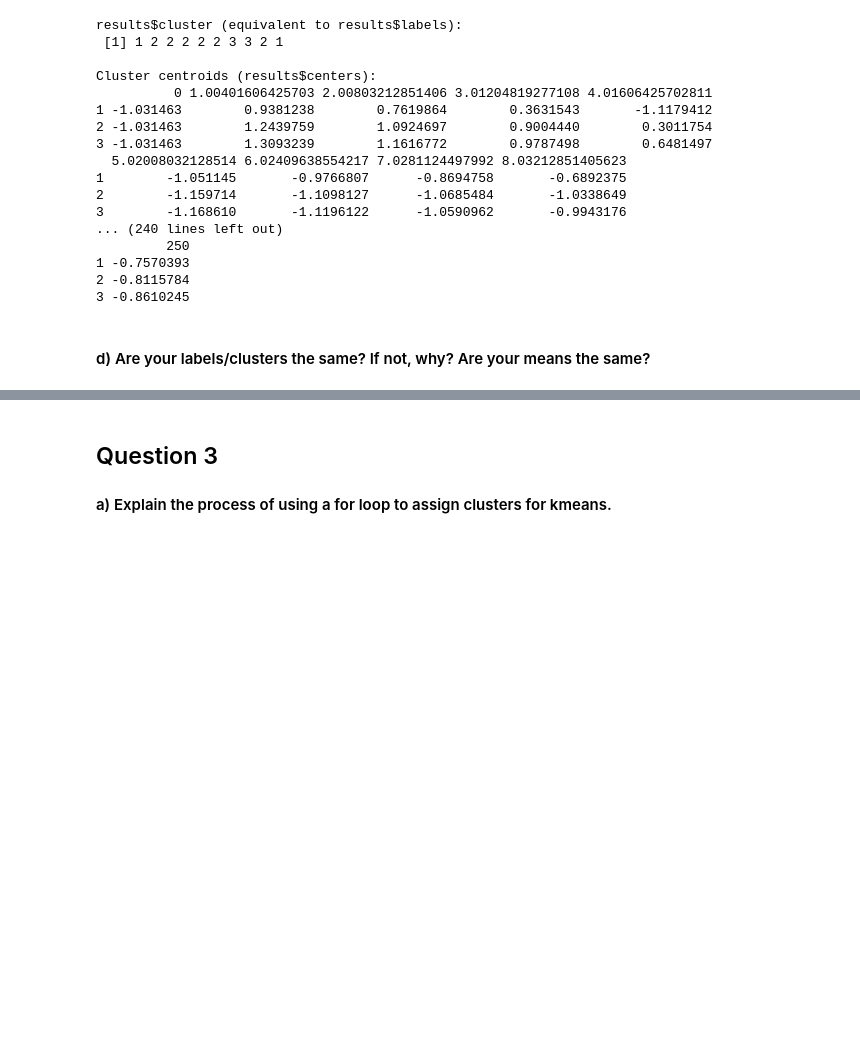
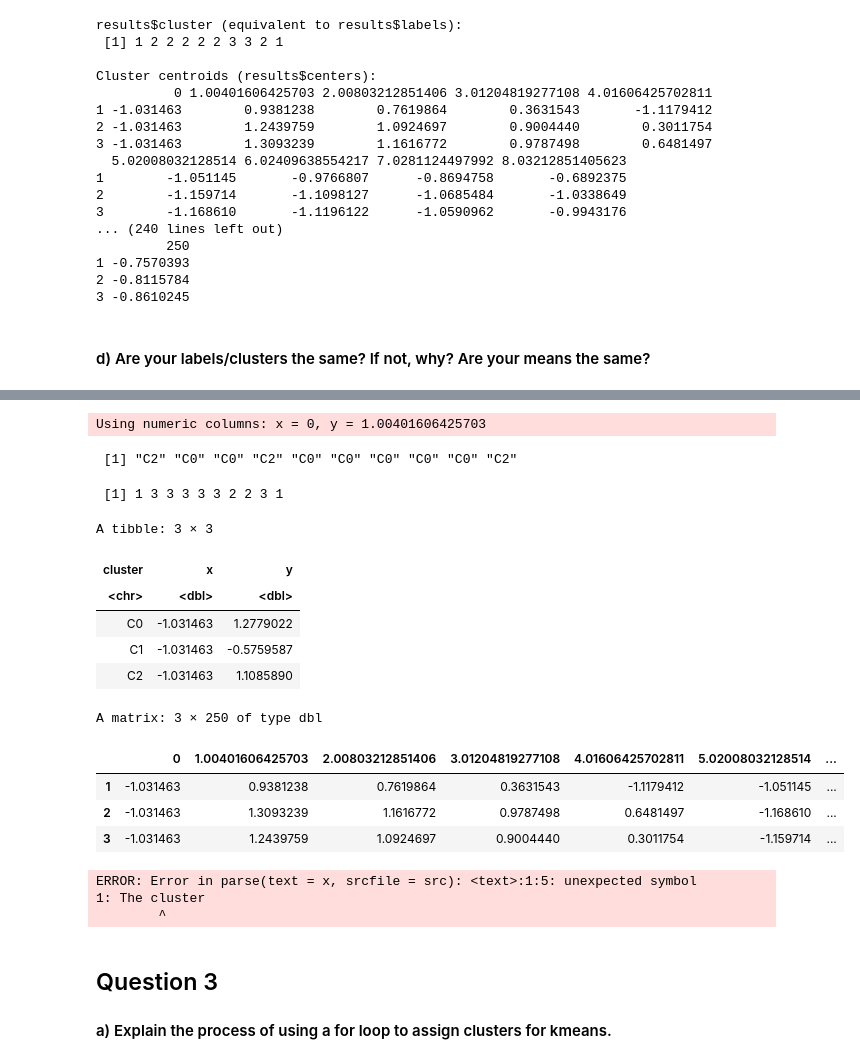
Before and after one commit to shila-b/Assignments, a Jupyter notebook: HW8/BIOS512_HW8_Shila Bhatta.ipynb, the cells around one changed output, grey strips where cells are left out. Saved outputs shown, nothing was run; the diff lists cells and outputs as text; code cells hidden in the pictures; blank space fills up the shorter version.

```diff
--- a/HW8/BIOS512_HW8_Shila Bhatta.ipynb
+++ b/HW8/BIOS512_HW8_Shila Bhatta.ipynb
@@ -60,7 +60,7 @@ centers_moved <- function(old, new, tol = 1e-6) {
 library(dplyr)
 library(rlang)
 
-kmeans_tidy_safe <- function(df, k = 3, x = NULL, y = NULL,
+kmeans_tidy <- function(df, k = 3, x = NULL, y = NULL,
                              seed = NULL, max_iter = 100, tol = 1e-6) {
   if (!is.null(seed)) set.seed(seed)
 
@@ -275,8 +199,38 @@ R's kmeans centers:
+# %%
+
+numeric_df <- voltages_df %>% select(where(is.numeric))
+
+results <- kmeans_tidy(numeric_df, k = 3, seed = 42)
+
+r_results <- kmeans(as.matrix(numeric_df), centers = 3, nstart = 10)
+
+head(results$labels, 10)
+head(r_results$cluster, 10)
+
+results$means
+r_results$centers
+# %% [output]
+Using numeric columns: x = 0, y = 1.00401606425703
+ [1] "C2" "C0" "C0" "C2" "C0" "C0" "C0" "C0" "C0" "C2"
+ [1] 1 3 3 3 3 3 2 2 3 1
+A tibble: 3 × 3
+| cluster | x | y |
+| <chr> | <dbl> | <dbl> |
+| C0 | -1.031463 | 1.2779022 |
+| C1 | -1.031463 | -0.5759587 |
+| C2 | -1.031463 | 1.1085890 |
+A matrix: 3 × 250 of type dbl
+|  | 0 | 1.00401606425703 | 2.00803212851406 | 3.01204819277108 | 4.01606425702811 | 5.02008032128514 | ... |
+| 1 | -1.031463 | 0.9381238 | 0.7619864 | 0.3631543 | -1.1179412 | -1.051145 | ... |
+| 2 | -1.031463 | 1.3093239 | 1.1616772 | 0.9787498 | 0.6481497 | -1.168610 | ... |
+| 3 | -1.031463 | 1.2439759 | 1.0924697 | 0.9004440 | 0.3011754 | -1.159714 | ... |
 # %%
-The cluster labels are not the same with only 37.6% of the points assigned to the same cluster after matching centers.
-This is because K-means depends on random initialization, different starting points can lead to different cluster numberings.
-
-The cluster means are similar with maximum difference of 1.72.
+The cluster labels are not same because my costum function works in 2D space while R's kmeans works in 250D space.
+The ffirst mean value are similar but the overall cluster centers differ as they are computed using different sets of features.
+# %% [output]
+ERROR: Error in parse(text = x, srcfile = src): <text>:1:5: unexpected symbol
+1: The cluster
+        ^
 # %% [markdown]
 ## Question 3
 #### a) Explain the process of using a for loop to assign clusters for kmeans.
```
Also changed, not shown: parts of 4 cells of this notebook, 1 other file.
